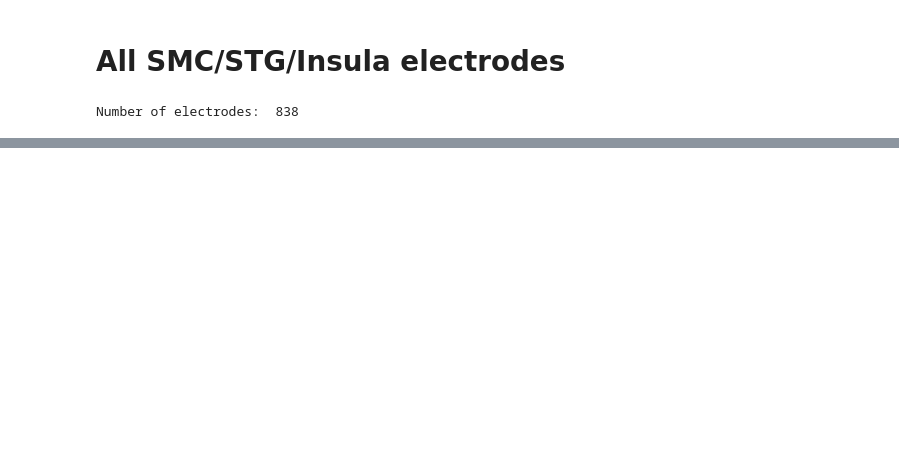
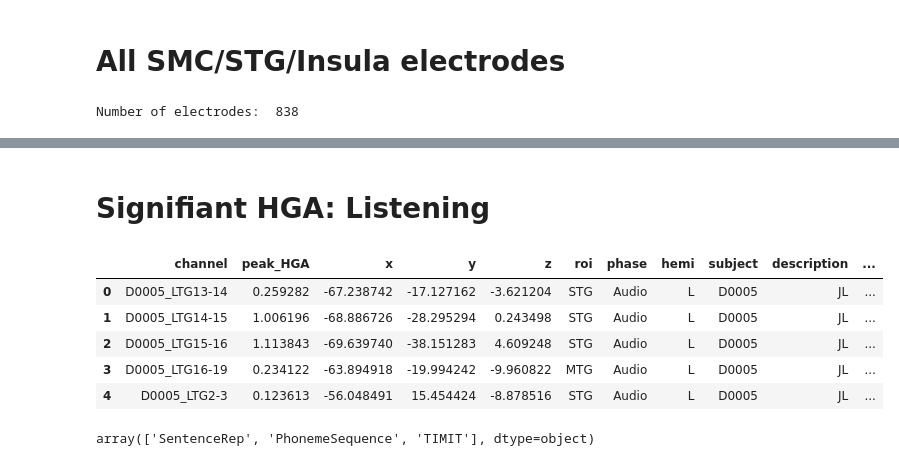
Before and after one commit to shinanlin/insula, a Jupyter notebook: viz/electrodes.ipynb, the cells around one changed output, grey strips where cells are left out. Drawn from its saved outputs; the diff is of its cells as text; code cells hidden in the pictures; blank space fills up the shorter version.

```diff
--- a/viz/electrodes.ipynb
+++ b/viz/electrodes.ipynb
@@ -503,0 +517,76 @@ libEGL warning: failed to open /dev/dri/card0: Permission denied
+# %% [markdown]
+# Signifiant HGA: Listening
+# %%
+import pandas as pd
+import numpy as np
+from mne_bids import BIDSPath
+from tqdm import tqdm
+
+# 1. 加载所有 perception 和 passive 的 time 数据
+task = ['PhonemeSequence', 'SentenceRep', 'TIMIT']
+ref = 'bipolar'
+
+time_paths = []
+for t in task:
+    time_paths.extend(
+        BIDSPath(
+            root=f'../results/{t}({ref})',
+            datatype='HGA',
+            suffix='time',  # 注意这里改成 'time'
+            check=False,
+        ).match()
+    )
+
+# 2. 筛选 perception 和 passive 的数据
+time_dfs = []
+for path in tqdm(time_paths):
+    df = pd.read_csv(path)
+    # 只保留 perception 或 passive
+    time_dfs.append(df)
+
+time_data = pd.concat(time_dfs)
+
+# rename INS to 'Insula'
+time_data.loc[time_data.roi == 'INS', 'roi'] = 'Insula'
+
+# combine HG to STG
+time_data.loc[time_data.roi == 'HG', 'roi'] = 'STG'
+
+# rename CG to Cingulate cortex
+time_data.loc[time_data.roi == 'PrG', 'roi'] = 'SMC'
+time_data.loc[time_data.roi == 'PoG', 'roi'] = 'SMC'
+time_data.loc[time_data.roi == 'Subcentral', 'roi'] = 'SMC'
+
+listen_hga = time_data[(time_data['time'] >= 0) &
+                       (time_data['time'] <= 0.5)].groupby('channel').agg({
+    'value': 'mean',
+    'x': 'first',
+    'y': 'first',
+    'z': 'first',
+    'roi': 'first',
+    'phase': 'first',
+    'hemi': 'first',
+    'subject': 'first',
+    'description': 'first',
+    'task': 'first'
+}).reset_index()
+
+listen_hga.rename(columns={'value': 'peak_HGA'}, inplace=True)
+
+listen_hga = listen_hga[~listen_hga.description.isin(['production'])]
+listen_hga = listen_hga[~listen_hga.phase.isin(['Go','Response'])]
+
+listen_hga.head()
+# %% [output]
+|  | channel | peak_HGA | x | y | z | roi | phase | hemi | subject | description | ... |
+| 0 | D0005_LTG13-14 | 0.259282 | -67.238742 | -17.127162 | -3.621204 | STG | Audio | L | D0005 | JL | ... |
+| 1 | D0005_LTG14-15 | 1.006196 | -68.886726 | -28.295294 | 0.243498 | STG | Audio | L | D0005 | JL | ... |
+| 2 | D0005_LTG15-16 | 1.113843 | -69.639740 | -38.151283 | 4.609248 | STG | Audio | L | D0005 | JL | ... |
+| 3 | D0005_LTG16-19 | 0.234122 | -63.894918 | -19.994242 | -9.960822 | MTG | Audio | L | D0005 | JL | ... |
+| 4 | D0005_LTG2-3 | 0.123613 | -56.048491 | 15.454424 | -8.878516 | STG | Audio | L | D0005 | JL | ... |
+# %%
+listen_hga = listen_hga[listen_hga.roi.isin(['STG','Insula','SMC'])]
+listen_hga.head()
+listen_hga.task.unique()
+# %% [output]
+array(['SentenceRep', 'PhonemeSequence', 'TIMIT'], dtype=object)
```
Also changed, not shown: parts of 12 cells of this notebook.
